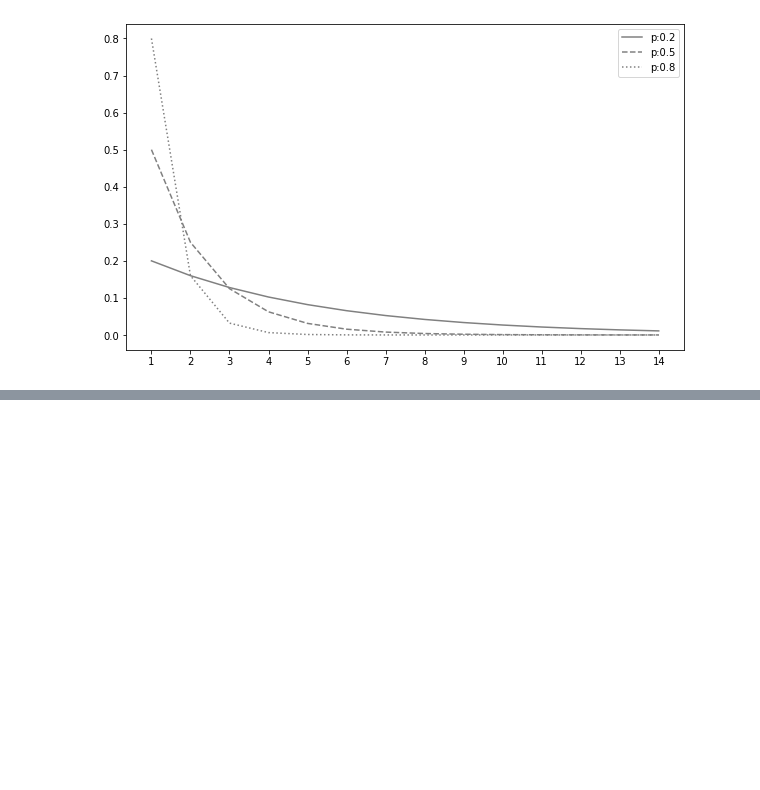
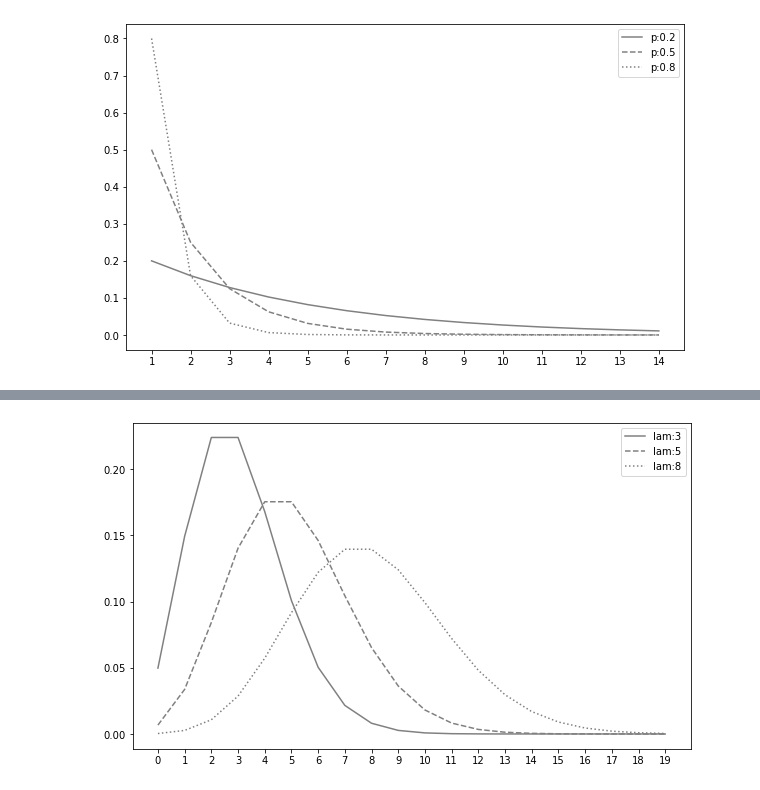
Before and after one commit to katuhito/python_statistics, a Jupyter notebook: Typical discrete probability distribution.ipynb, the cells around one changed output, grey strips where cells are left out. Cells and saved outputs as stored; diff of their text form; code cells hidden in the pictures; blank space fills up the shorter version.

```diff
--- a/Typical discrete probability distribution.ipynb
+++ b/Typical discrete probability distribution.ipynb
@@ -211,0 +249,15 @@ plt.show()
+# %%
+#scipy.statusではポアソン分布はpoisson関数で作ることができる。パラメタλを3,5,8で変化させたときの、ポアソン分布を図示する。
+fig = plt.figure(figsize=(10, 6))
+ax = fig.add_subplot(111)
+
+x_set = np.arange(20)
+for lam, ls in zip([3,5,8], linestyles):
+    rv = stats.poisson(lam)
+    ax.plot(x_set, rv.pmf(x_set), label=f'lam:{lam}', ls=ls, color='gray')
+ax.set_xticks(x_set)
+ax.legend()
+
+plt.show()
+# %% [output]
+[figure, added]
```
Also changed, not shown: parts of 7 cells of this notebook, 1 other file.
